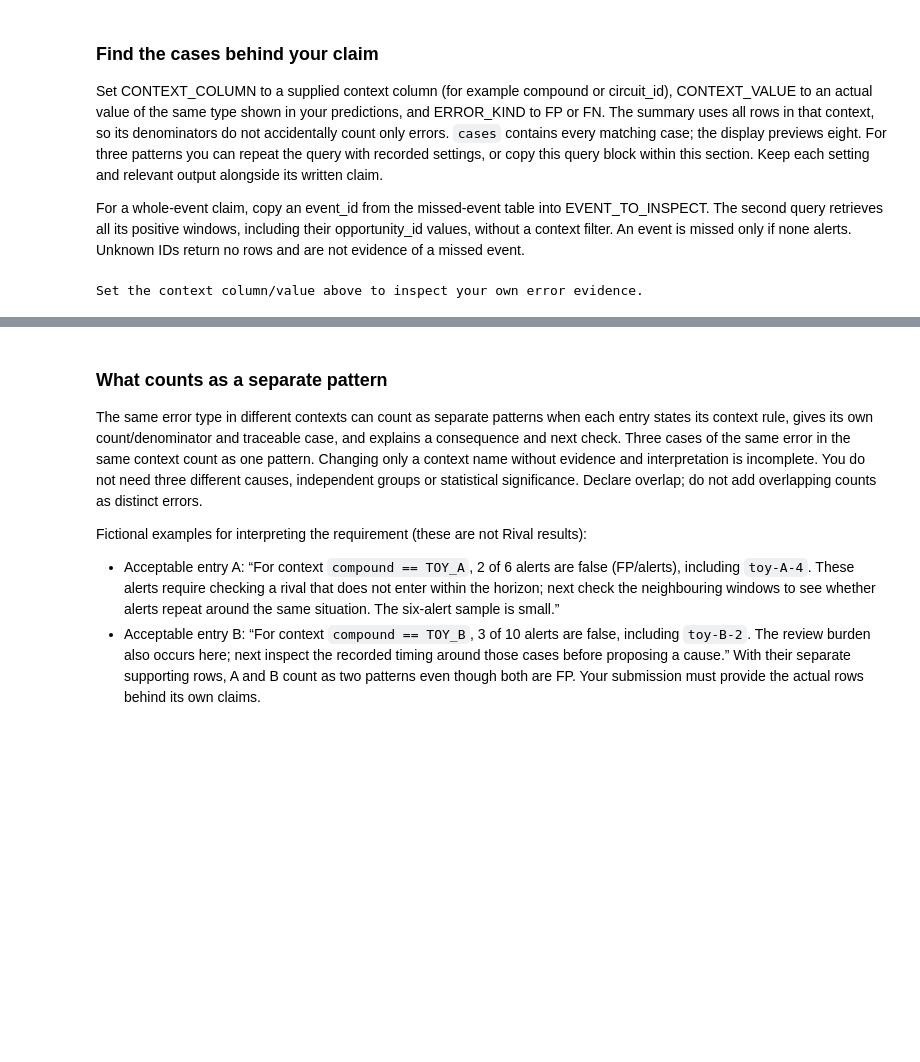
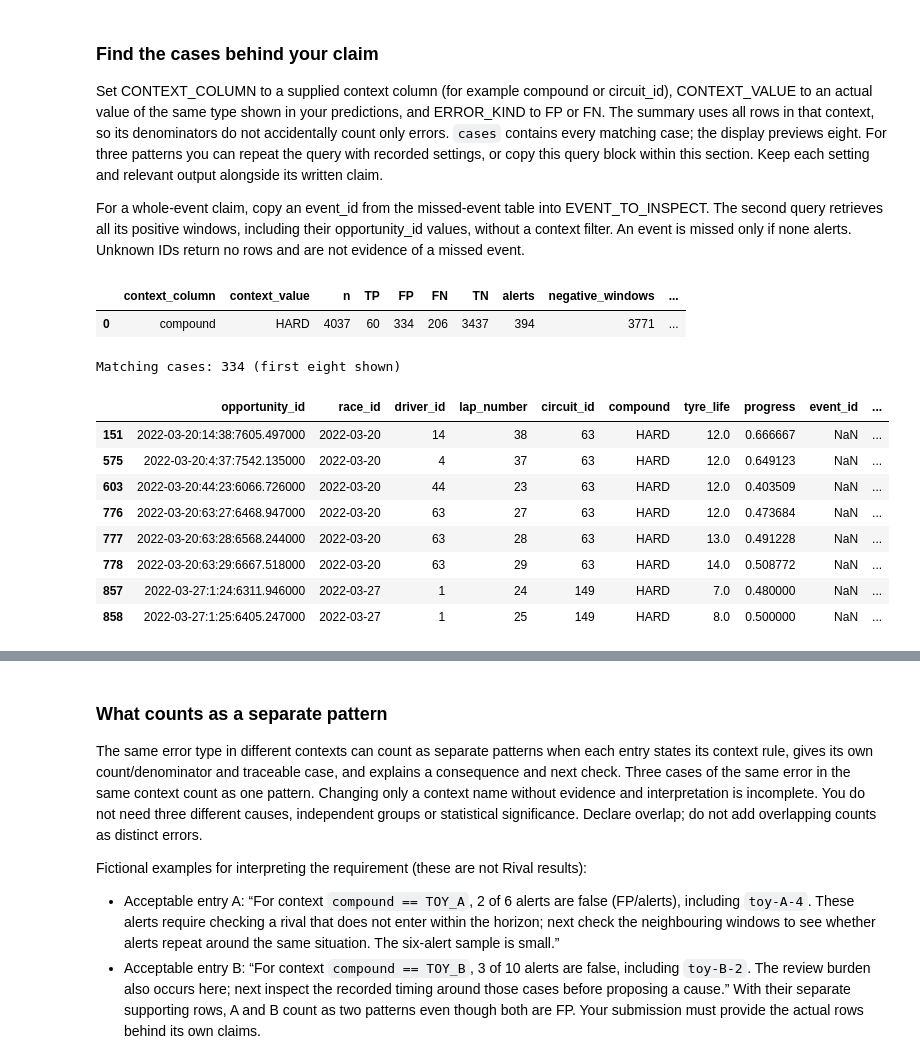
Before and after one commit to skypeceo/Lab_03_IA_Workshop, a Jupyter notebook: IIT414W_Lab03_StudentPack_v3/Lab03_ModelComparison_Student_v3.ipynb, the cells around one changed output, grey strips where cells are left out. Cells and saved outputs as stored; diff of their text form; code cells hidden in the pictures; blank space fills up the shorter version.

```diff
--- a/IIT414W_Lab03_StudentPack_v3/Lab03_ModelComparison_Student_v3.ipynb
+++ b/IIT414W_Lab03_StudentPack_v3/Lab03_ModelComparison_Student_v3.ipynb
@@ -306,19 +306,30 @@ For a whole-event claim, copy an event_id from the missed-event table into EVENT
 # %%
 from lab03_support_v3 import context_query, positive_windows_for_event
 
-CONTEXT_COLUMN = None
-CONTEXT_VALUE = None
+CONTEXT_COLUMN = 'compound'
+CONTEXT_VALUE = 'HARD'
 ERROR_KIND = 'FP'
 
 if predictions is None:
     print('Run your additional candidate first; its frozen predictions are needed.')
 elif CONTEXT_COLUMN is None or CONTEXT_VALUE is None:
     print('Set the context column/value above to inspect your own error evidence.')
 else:
     context_summary, cases = context_query(predictions, CONTEXT_COLUMN, CONTEXT_VALUE, ERROR_KIND)
     display(context_summary)
     print('Matching cases:', len(cases), '(first eight shown)')
     display(cases.head(8))
 # %% [output]
+|  | context_column | context_value | n | TP | FP | FN | TN | alerts | negative_windows | ... |
+| 0 | compound | HARD | 4037 | 60 | 334 | 206 | 3437 | 394 | 3771 | ... |
-Set the context column/value above to inspect your own error evidence.
+Matching cases: 334 (first eight shown)
+|  | opportunity_id | race_id | driver_id | lap_number | circuit_id | compound | tyre_life | progress | event_id | ... |
+| 151 | 2022-03-20:14:38:7605.497000 | 2022-03-20 | 14 | 38 | 63 | HARD | 12.0 | 0.666667 | NaN | ... |
+| 575 | 2022-03-20:4:37:7542.135000 | 2022-03-20 | 4 | 37 | 63 | HARD | 12.0 | 0.649123 | NaN | ... |
+| 603 | 2022-03-20:44:23:6066.726000 | 2022-03-20 | 44 | 23 | 63 | HARD | 12.0 | 0.403509 | NaN | ... |
+| 776 | 2022-03-20:63:27:6468.947000 | 2022-03-20 | 63 | 27 | 63 | HARD | 12.0 | 0.473684 | NaN | ... |
+| 777 | 2022-03-20:63:28:6568.244000 | 2022-03-20 | 63 | 28 | 63 | HARD | 13.0 | 0.491228 | NaN | ... |
+| 778 | 2022-03-20:63:29:6667.518000 | 2022-03-20 | 63 | 29 | 63 | HARD | 14.0 | 0.508772 | NaN | ... |
+| 857 | 2022-03-27:1:24:6311.946000 | 2022-03-27 | 1 | 24 | 149 | HARD | 7.0 | 0.480000 | NaN | ... |
+| 858 | 2022-03-27:1:25:6405.247000 | 2022-03-27 | 1 | 25 | 149 | HARD | 8.0 | 0.500000 | NaN | ... |
 # %%
```
Also changed, not shown: parts of 5 cells of this notebook, 3 other files.
